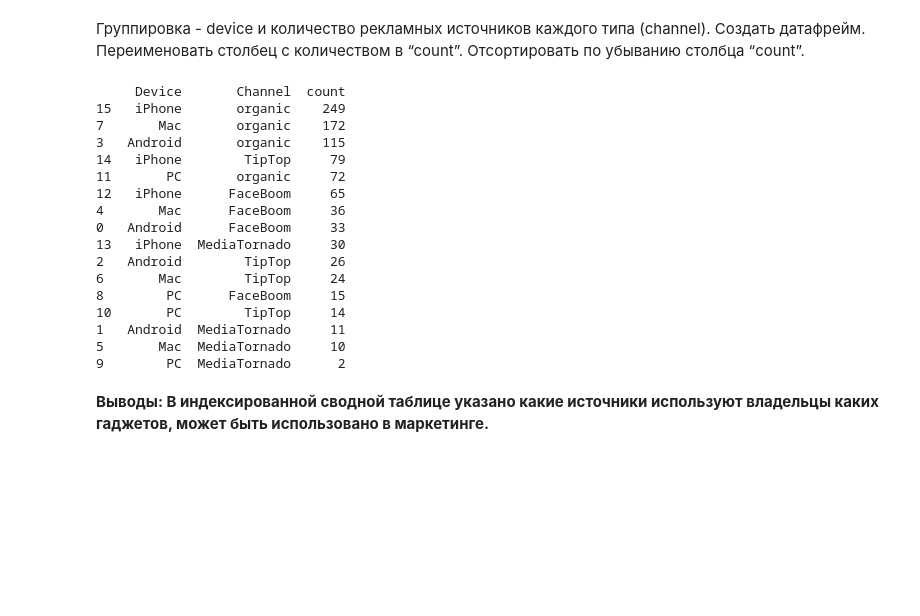
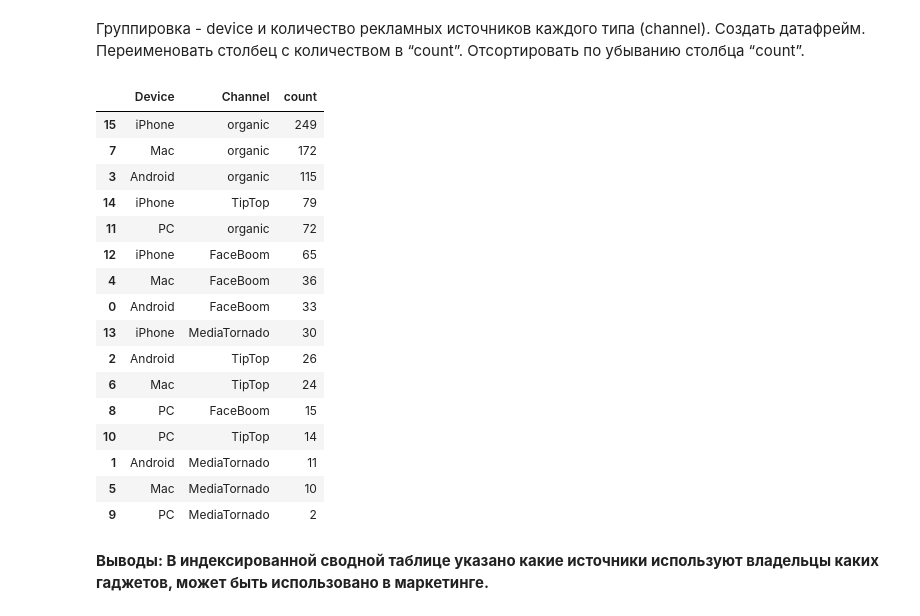
Before and after one commit to NotChelovec/Introduction_to_Data_Analysis, a Jupyter notebook: Lab1/Lab1_RyabovDS.ipynb, the cells around one changed output. Cells and saved outputs as stored; diff of their text form; code cells hidden in the pictures; blank space fills up the shorter version.

```diff
--- a/Lab1/Lab1_RyabovDS.ipynb
+++ b/Lab1/Lab1_RyabovDS.ipynb
@@ -302,28 +310,28 @@ dtype: int64
 # %%
 result_df = (df.groupby(['Device', 'Channel'])
               .size()
               .reset_index(name='count')
               .sort_values('count', ascending=False))
 
-print(result_df)
+display(result_df)
 # %% [output]
-     Device       Channel  count
-15   iPhone       organic    249
-7       Mac       organic    172
-3   Android       organic    115
-14   iPhone        TipTop     79
-11       PC       organic     72
-12   iPhone      FaceBoom     65
-4       Mac      FaceBoom     36
-0   Android      FaceBoom     33
-13   iPhone  MediaTornado     30
-2   Android        TipTop     26
-6       Mac        TipTop     24
-8        PC      FaceBoom     15
-10       PC        TipTop     14
-1   Android  MediaTornado     11
-5       Mac  MediaTornado     10
-9        PC  MediaTornado      2
+|  | Device | Channel | count |
+| 15 | iPhone | organic | 249 |
+| 7 | Mac | organic | 172 |
+| 3 | Android | organic | 115 |
+| 14 | iPhone | TipTop | 79 |
+| 11 | PC | organic | 72 |
+| 12 | iPhone | FaceBoom | 65 |
+| 4 | Mac | FaceBoom | 36 |
+| 0 | Android | FaceBoom | 33 |
+| 13 | iPhone | MediaTornado | 30 |
+| 2 | Android | TipTop | 26 |
+| 6 | Mac | TipTop | 24 |
+| 8 | PC | FaceBoom | 15 |
+| 10 | PC | TipTop | 14 |
+| 1 | Android | MediaTornado | 11 |
+| 5 | Mac | MediaTornado | 10 |
+| 9 | PC | MediaTornado | 2 |
 # %% [markdown]
 **Выводы: В индексированной сводной таблице указано какие источники используют владельцы каких гаджетов, может быть использовано в маркетинге.**
 # %% [markdown]
```
Also changed, not shown: parts of 17 cells of this notebook.
